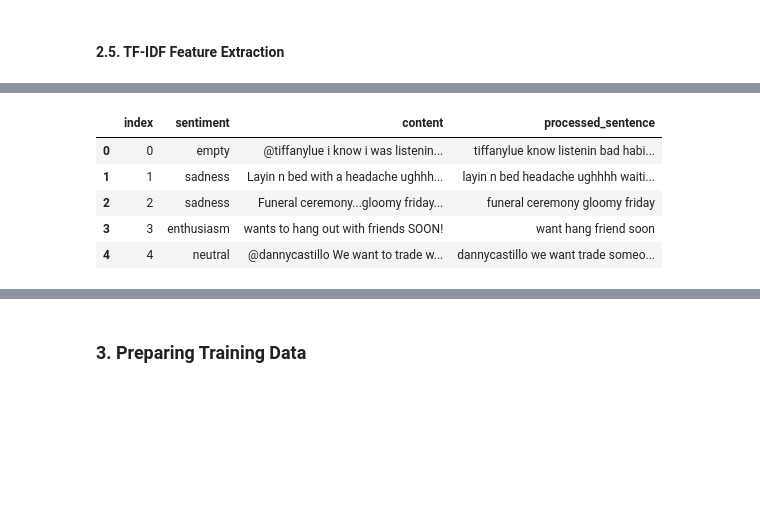
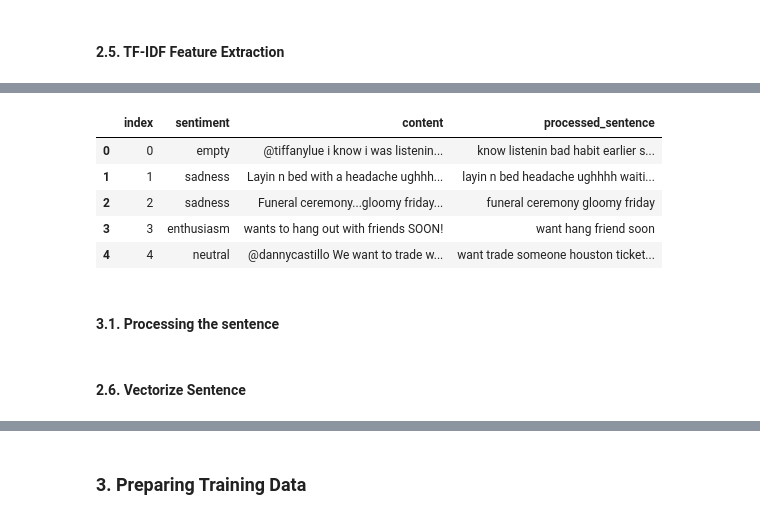
Before and after one commit to aijedi/Natural-Language-Processing, a Jupyter notebook: Sentiment Analysis of Tweets/Prepare the Data Frame and Feature Extraction.ipynb, the cells around one changed output, grey strips where cells are left out. Cells and saved outputs as stored; diff of their text form; code cells hidden in the pictures; blank space fills up the shorter version.

```diff
--- a/Sentiment Analysis of Tweets/Prepare the Data Frame and Feature Extraction.ipynb
+++ b/Sentiment Analysis of Tweets/Prepare the Data Frame and Feature Extraction.ipynb
@@ -100,4 +36 @@ def extract_lemma(sent):
-# %%
-def process_text(sentence):
-    return extract_lemma(remove_tokens(remove_stopwords(sentence)))
 # %%
@@ -212,12 +115,12 @@ tf_idf_df.head()
 # %%
-#df = df.reset_index()
+df = df.reset_index()
 df.head()
 # %% [output]
 |  | index | sentiment | content | processed_sentence |
-| 0 | 0 | empty | @tiffanylue i know i was listenin... | tiffanylue know listenin bad habi... |
+| 0 | 0 | empty | @tiffanylue i know i was listenin... | know listenin bad habit earlier s... |
 | 1 | 1 | sadness | Layin n bed with a headache ughhh... | layin n bed headache ughhhh waiti... |
 | 2 | 2 | sadness | Funeral ceremony...gloomy friday... | funeral ceremony gloomy friday |
 | 3 | 3 | enthusiasm | wants to hang out with friends SOON! | want hang friend soon |
-| 4 | 4 | neutral | @dannycastillo We want to trade w... | dannycastillo we want trade someo... |
+| 4 | 4 | neutral | @dannycastillo We want to trade w... | want trade someone houston ticket... |
 # %%
 result = df.merge(tf_idf_df, on='index')
@@ -223,0 +129,2 @@ result = df.merge(tf_idf_df, on='index')
+# %% [markdown]
+#### 3.1. Processing the sentence
@@ -223,0 +134,2 @@ result = df.merge(tf_idf_df, on='index')
+# %% [markdown]
+#### 2.6. Vectorize Sentence
```
Also changed, not shown: parts of 103 cells of this notebook, 8 other files.
